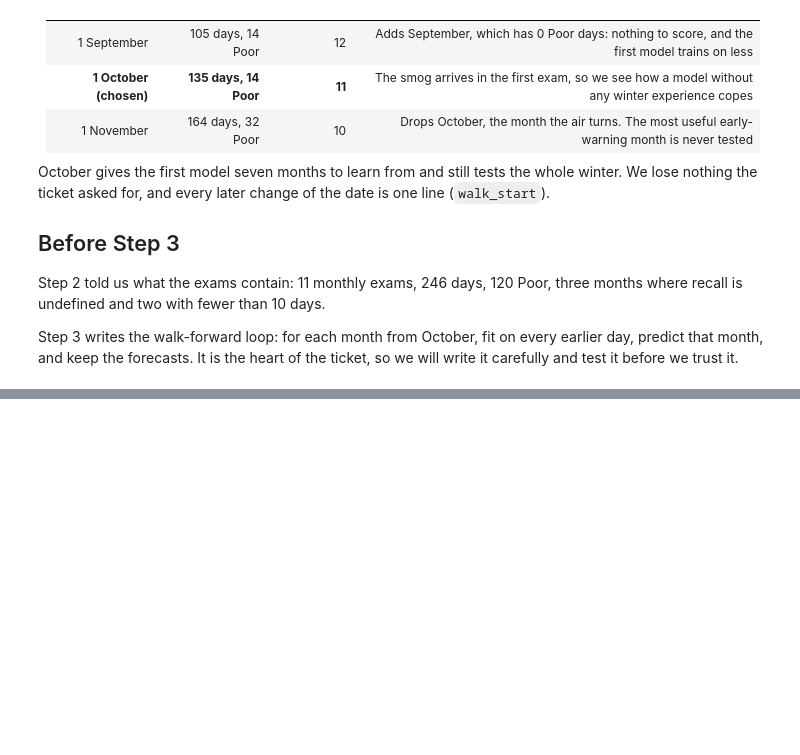
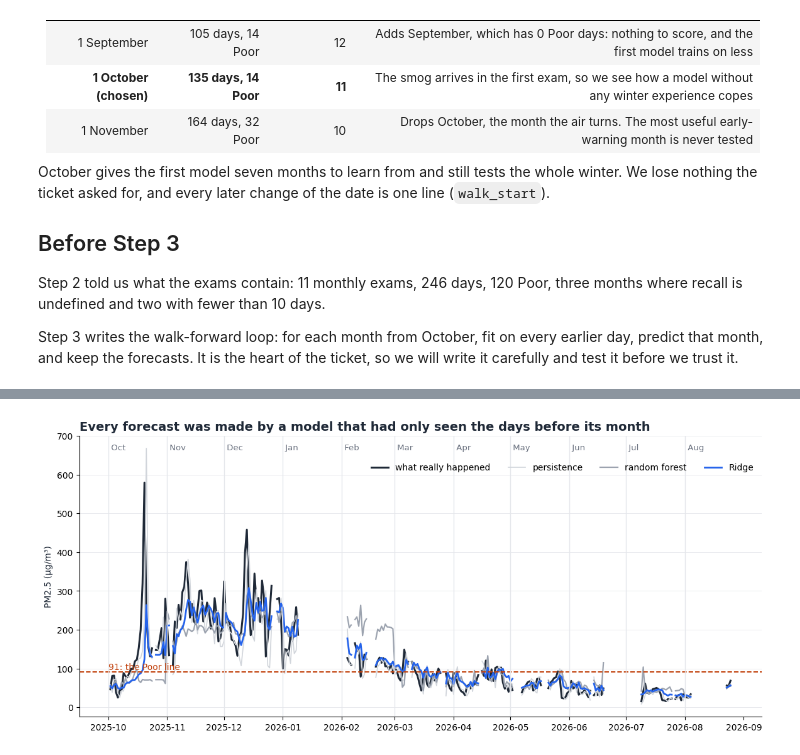
Before and after one commit to coderkali/machine_learning, a Jupyter notebook: 18_Projects/01_Delhi_Air_Forecast/notebooks/16_walk_forward.ipynb, the cells around one changed output, grey strips where cells are left out. Cells and saved outputs as stored; diff of their text form; code cells hidden in the pictures; blank space fills up the shorter version.

```diff
--- a/18_Projects/01_Delhi_Air_Forecast/notebooks/16_walk_forward.ipynb
+++ b/18_Projects/01_Delhi_Air_Forecast/notebooks/16_walk_forward.ipynb
@@ -623,0 +782,19 @@ Step 3 writes the walk-forward loop: for each month from October, fit on every e
+# %%
+# --- 1. Run the same loop for all three models ----------------------------------------------
+forecasts = {name: walk_forward(model_table, model, feature_names, walk_start) for name, model in models.items()}
+
+# --- 2. What did each exam look like? Same for every model, so show Ridge's -----------------------
+steps = forecasts["ridge"].groupby("month").agg(train_rows=("train_rows", "first"), test_days=("actual", "size"))
+display(steps)
+
+# --- 3. Safety checks: stop loudly if the loop did not do what Step 2 promised --------------------
+for name, table_ in forecasts.items():
+    assert len(table_) == 246, f"{name}: expected the 246 tested days from Step 2"
+    assert table_.index.min() >= walk_start                              # nothing before the start date
+    assert table_.index.equals(forecasts["ridge"].index)                 # all three models: the same days
+assert steps["train_rows"].iloc[0] == 135                                # first exam: the 135-day window
+assert steps["train_rows"].is_monotonic_increasing                       # the window only ever grows
+assert steps["test_days"].sum() == 246 and len(steps) == 11
+print("3 models x 246 days, 11 exams, the training window grew every month")
+
+display(forecasts["ridge"].head(4).round(1))   # first four forecasts: made with 135 days of history
@@ -623,0 +875,29 @@ Step 3 writes the walk-forward loop: for each month from October, fit on every e
+# %%
+import matplotlib.pyplot as plt
+
+# Palette from Step 1: ink for the truth, one blue accent, greys for the rest.
+fig, ax = plt.subplots(figsize=(14, 5.8))
+every_day = pd.date_range(walk_start, forecasts["ridge"].index.max())     # leave gaps where the sensor was down
+
+actual_line = forecasts["ridge"]["actual"].reindex(every_day)
+ax.plot(actual_line, color=INK, lw=2.2, label="what really happened")
+ax.plot(forecasts["persistence"]["predicted"].reindex(every_day), color="#d1d5db", lw=1.2, label="persistence")
+ax.plot(forecasts["random_forest"]["predicted"].reindex(every_day), color="#9ca3af", lw=1.6, label="random forest")
+ax.plot(forecasts["ridge"]["predicted"].reindex(every_day), color=ACCENT, lw=2, label="Ridge")
+ax.axhline(poor_line, color=ALERT, ls="--", lw=1.4)
+ax.text(every_day[0], poor_line + 6, "91: the Poor line", color=ALERT, fontsize=10)
+
+# Mark where each monthly exam begins: the model changes on each dashed line.
+for month_start in pd.date_range(walk_start, every_day[-1], freq="MS"):
+    ax.axvline(month_start, color="#e5e7eb", lw=1)
+    ax.text(month_start, ax.get_ylim()[1] * 0.97, month_start.strftime(" %b"), fontsize=9.5, color=MUTED, va="top")
+
+ax.set_ylabel("PM2.5 (µg/m³)", color=INK)
+ax.set_title("Every forecast was made by a model that had only seen the days before its month", loc="left", fontsize=14, fontweight="bold", color=INK)
+ax.grid(axis="y", color=GRID, lw=0.6); ax.set_axisbelow(True)
+for side in ("top", "right"):
+    ax.spines[side].set_visible(False)
+ax.legend(frameon=False, ncol=4, loc="upper right", bbox_to_anchor=(1, 0.93))
+plt.show()
+# %% [output]
+[figure, added]
```
Also changed, not shown: parts of 39 cells of this notebook, 3 other files.
